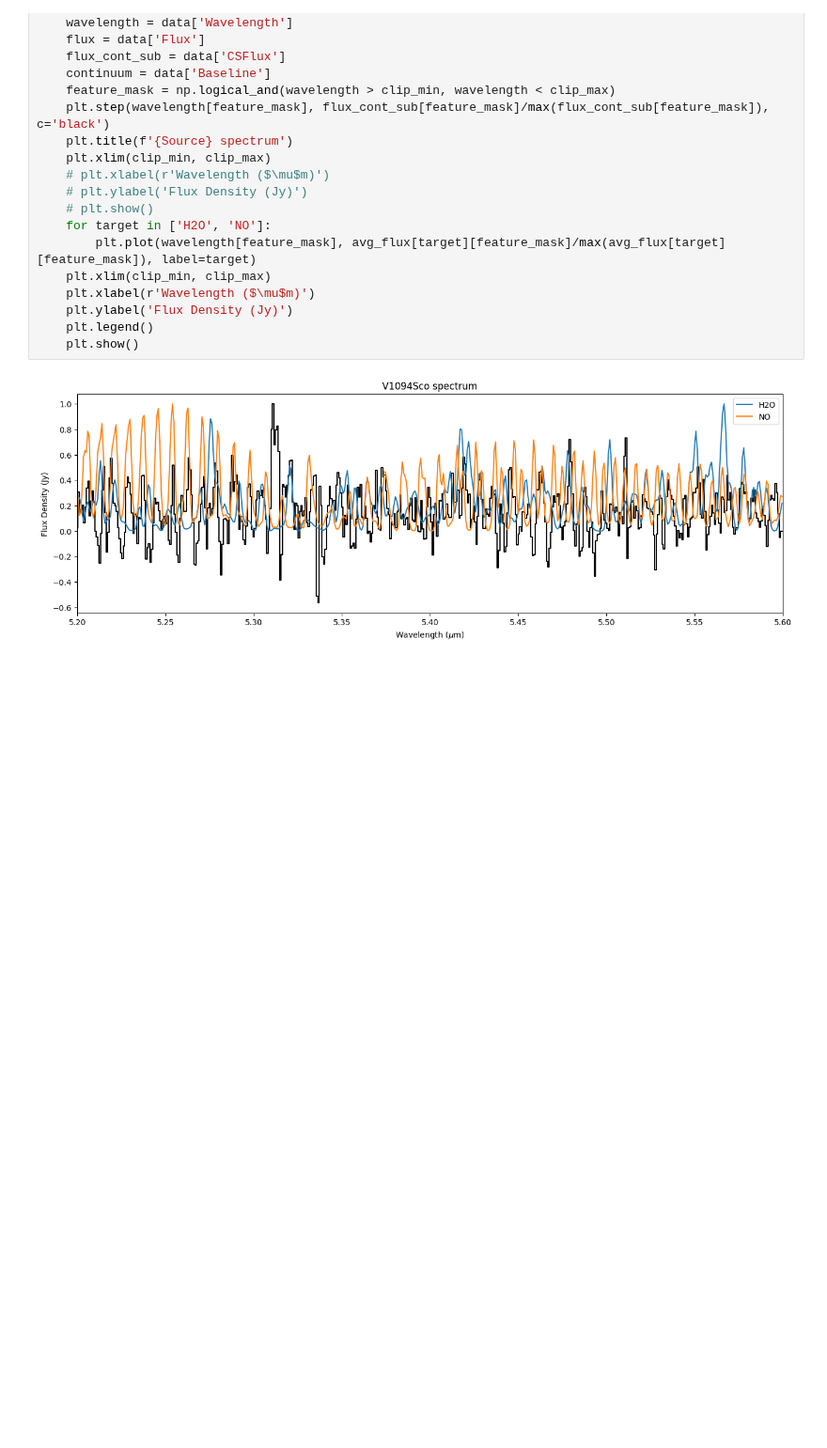
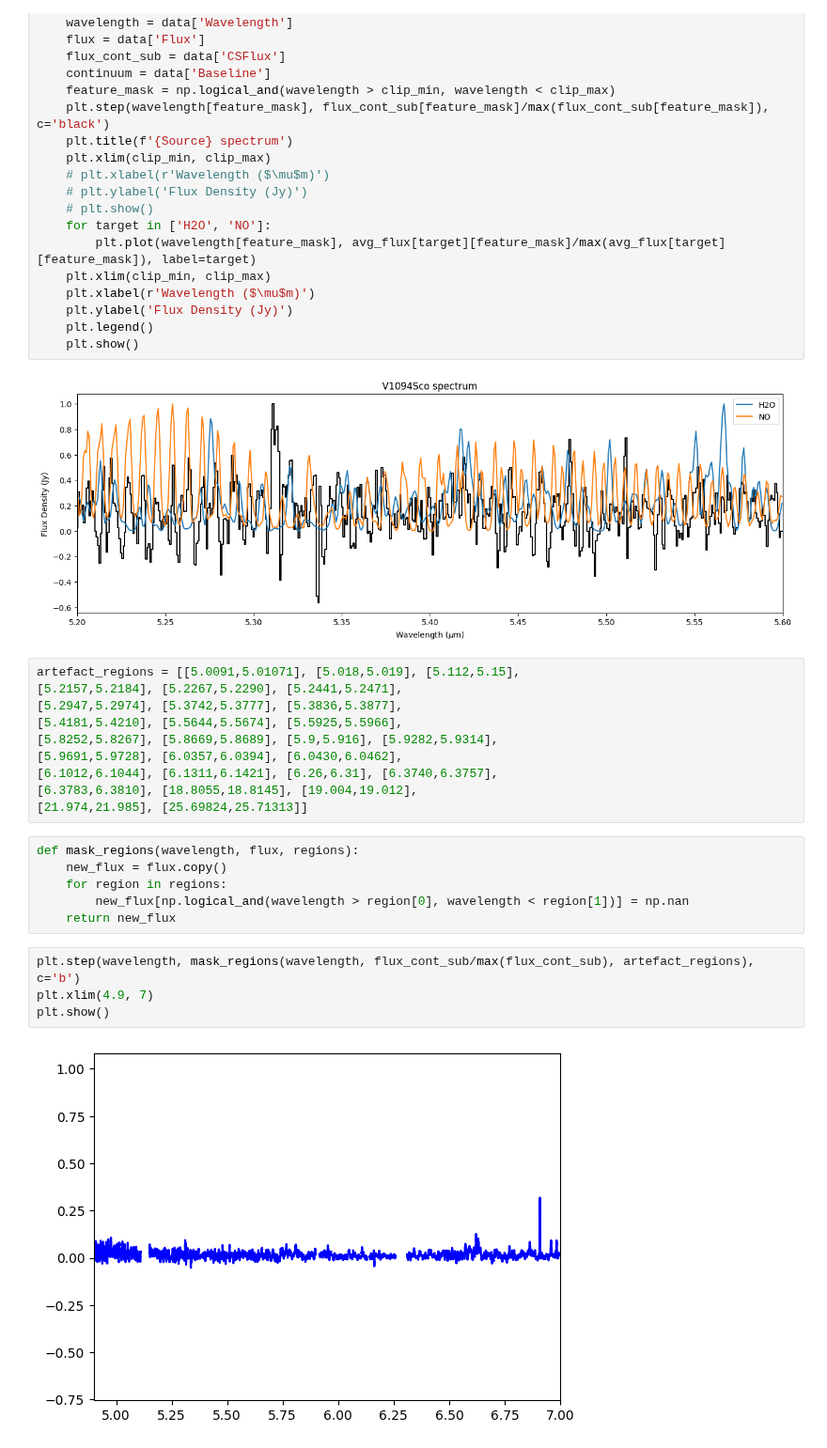
Before and after one commit to nielsklerk/BRP, a Jupyter notebook: Week18Overview.ipynb, the cells around one changed output. Shown at 94% size. Saved outputs shown, nothing was run; the diff lists cells and outputs as text; blank space fills up the shorter version.

```diff
--- a/Week18Overview.ipynb
+++ b/Week18Overview.ipynb
@@ -334,3 +330,25 @@ for Source in ['V1094Sco']:
     plt.show()
 # %% [output]
 [figure]
+# %%
+artefact_regions = [[5.0091,5.01071], [5.018,5.019], [5.112,5.15],
+[5.2157,5.2184], [5.2267,5.2290], [5.2441,5.2471],
+[5.2947,5.2974], [5.3742,5.3777], [5.3836,5.3877],
+[5.4181,5.4210], [5.5644,5.5674], [5.5925,5.5966],
+[5.8252,5.8267], [5.8669,5.8689], [5.9,5.916], [5.9282,5.9314],
+[5.9691,5.9728], [6.0357,6.0394], [6.0430,6.0462],
+[6.1012,6.1044], [6.1311,6.1421], [6.26,6.31], [6.3740,6.3757],
+[6.3783,6.3810], [18.8055,18.8145], [19.004,19.012],
+[21.974,21.985], [25.69824,25.71313]]
+# %%
+def mask_regions(wavelength, flux, regions):
+    new_flux = flux.copy()
+    for region in regions:
+        new_flux[np.logical_and(wavelength > region[0], wavelength < region[1])] = np.nan
+    return new_flux
+# %%
+plt.step(wavelength, mask_regions(wavelength, flux_cont_sub/max(flux_cont_sub), artefact_regions), c='b')
+plt.xlim(4.9, 7)
+plt.show()
+# %% [output]
+[figure, added]
```
Also changed, not shown: parts of 3 cells of this notebook, 2 other files.
